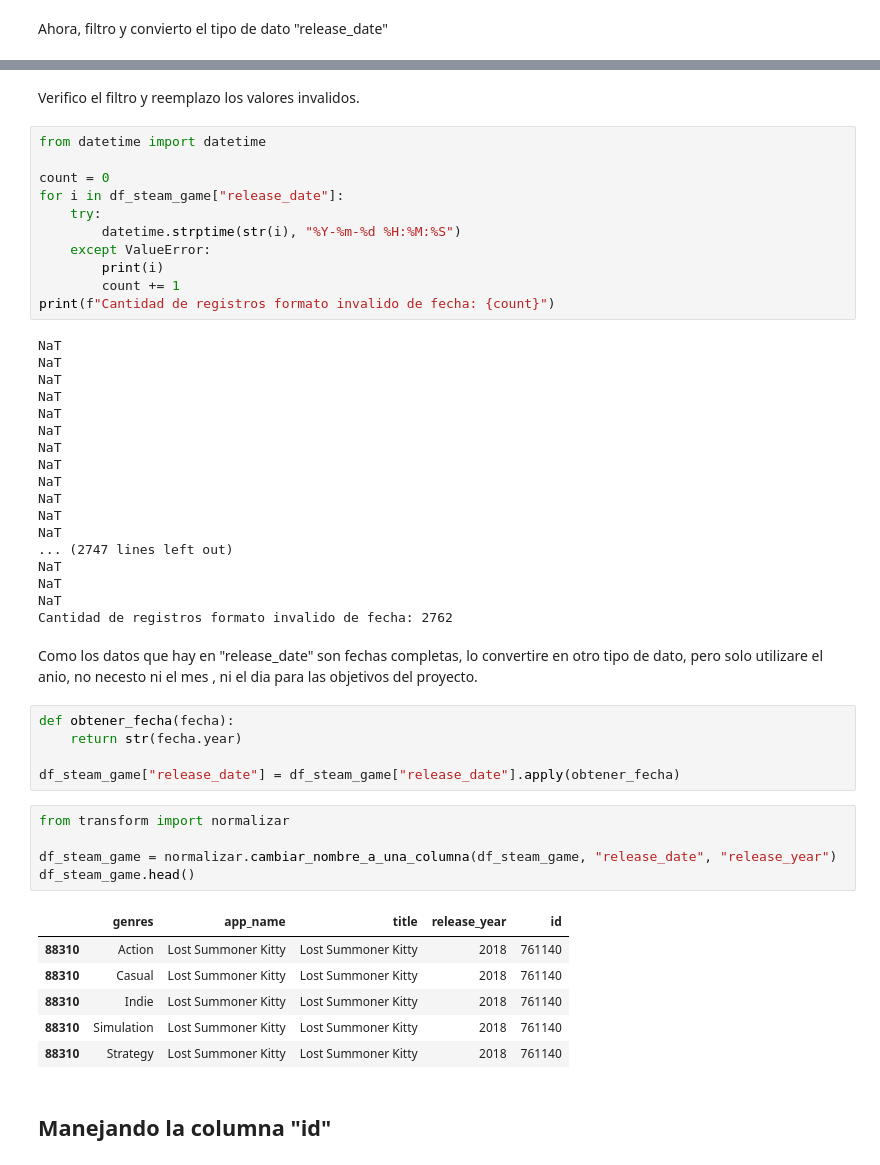
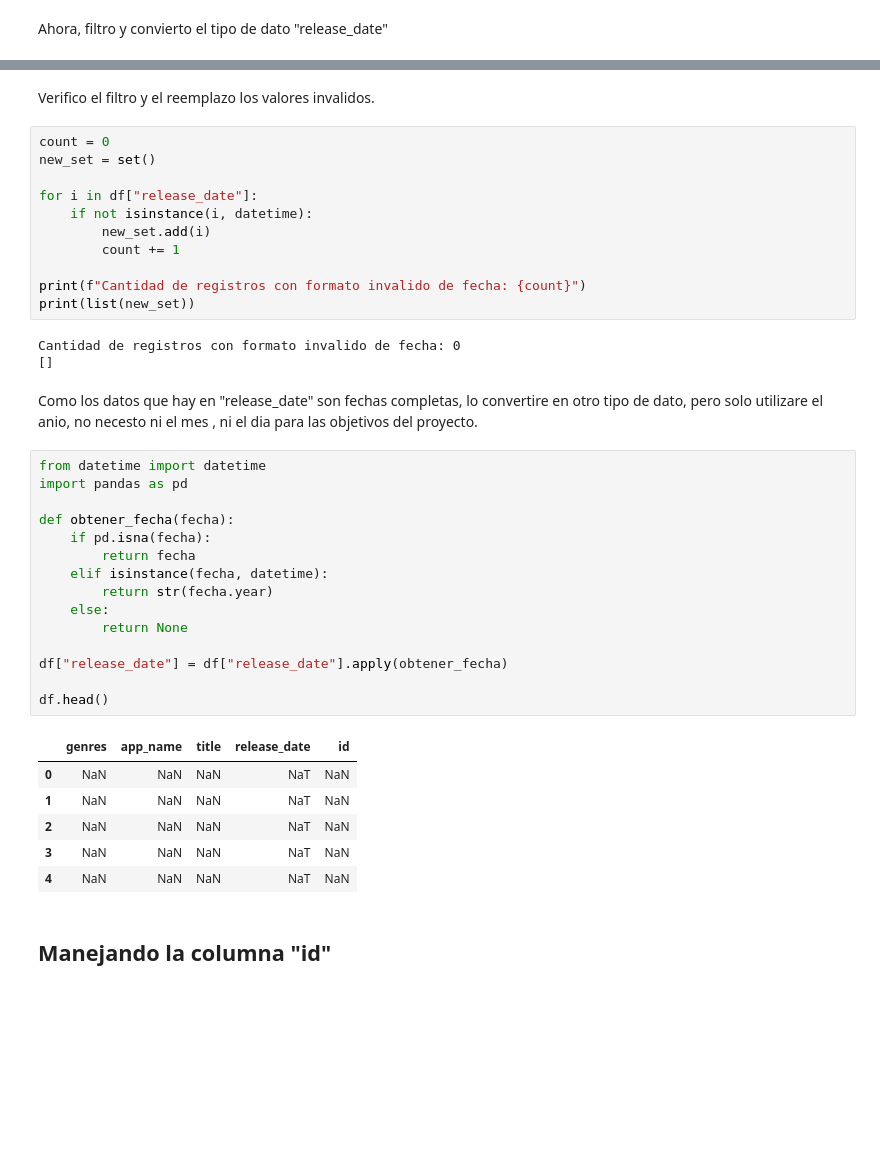
Before and after one commit to edsoncuno/rec-steam, a Jupyter notebook: etl/etl_steam_games.ipynb, the cells around one changed output, grey strips where cells are left out. Drawn from its saved outputs; the diff is of its cells as text; blank space fills up the shorter version.

```diff
--- a/etl/etl_steam_games.ipynb
+++ b/etl/etl_steam_games.ipynb
@@ -146,53 +244,43 @@ df_steam_game['release_date'] = df_steam_game['release_date'].apply(obtener_fech
 # %% [markdown]
-Verifico el filtro y reemplazo los valores invalidos.
+Verifico el filtro y el reemplazo los valores invalidos.
 # %%
-from datetime import datetime
+count = 0
+new_set = set()
 
-count = 0
-for i in df_steam_game["release_date"]:
-    try:
-        datetime.strptime(str(i), "%Y-%m-%d %H:%M:%S")
-    except ValueError:
-        print(i)
+for i in df["release_date"]:
+    if not isinstance(i, datetime):
+        new_set.add(i)
         count += 1
-print(f"Cantidad de registros formato invalido de fecha: {count}")
+
+print(f"Cantidad de registros con formato invalido de fecha: {count}")
+print(list(new_set))
 # %% [output]
-NaT
-NaT
-NaT
-NaT
-NaT
-NaT
-NaT
-NaT
-NaT
-NaT
-NaT
-NaT
-... (2747 lines left out)
-NaT
-NaT
-NaT
-Cantidad de registros formato invalido de fecha: 2762
+Cantidad de registros con formato invalido de fecha: 0
+[]
 # %% [markdown]
 Como los datos que hay en "release_date" son fechas completas, lo convertire en otro tipo de dato, pero solo utilizare el anio, no necesto ni el mes , ni el dia para las objetivos del proyecto.
-# %%
-def obtener_fecha(fecha):
-    return str(fecha.year)
-
-df_steam_game["release_date"] = df_steam_game["release_date"].apply(obtener_fecha)
-# %%
-from transform import normalizar
-
-df_steam_game = normalizar.cambiar_nombre_a_una_columna(df_steam_game, "release_date", "release_year")
-df_steam_game.head()
-# %% [output]
-|  | genres | app_name | title | release_year | id |
-| 88310 | Action | Lost Summoner Kitty | Lost Summoner Kitty | 2018 | 761140 |
-| 88310 | Casual | Lost Summoner Kitty | Lost Summoner Kitty | 2018 | 761140 |
-| 88310 | Indie | Lost Summoner Kitty | Lost Summoner Kitty | 2018 | 761140 |
-| 88310 | Simulation | Lost Summoner Kitty | Lost Summoner Kitty | 2018 | 761140 |
-| 88310 | Strategy | Lost Summoner Kitty | Lost Summoner Kitty | 2018 | 761140 |
+# %%
+from datetime import datetime
+import pandas as pd
+
+def obtener_fecha(fecha):
+    if pd.isna(fecha):
+        return fecha
+    elif isinstance(fecha, datetime):
+        return str(fecha.year)
+    else:
+        return None
+
+df["release_date"] = df["release_date"].apply(obtener_fecha)
+
+df.head()
+# %% [output]
+|  | genres | app_name | title | release_date | id |
+| 0 | NaN | NaN | NaN | NaT | NaN |
+| 1 | NaN | NaN | NaN | NaT | NaN |
+| 2 | NaN | NaN | NaN | NaT | NaN |
+| 3 | NaN | NaN | NaN | NaT | NaN |
+| 4 | NaN | NaN | NaN | NaT | NaN |
 # %% [markdown]
 ## Manejando la columna "id"
 # %%
```
Also changed, not shown: parts of 39 cells of this notebook, 12 other files.
